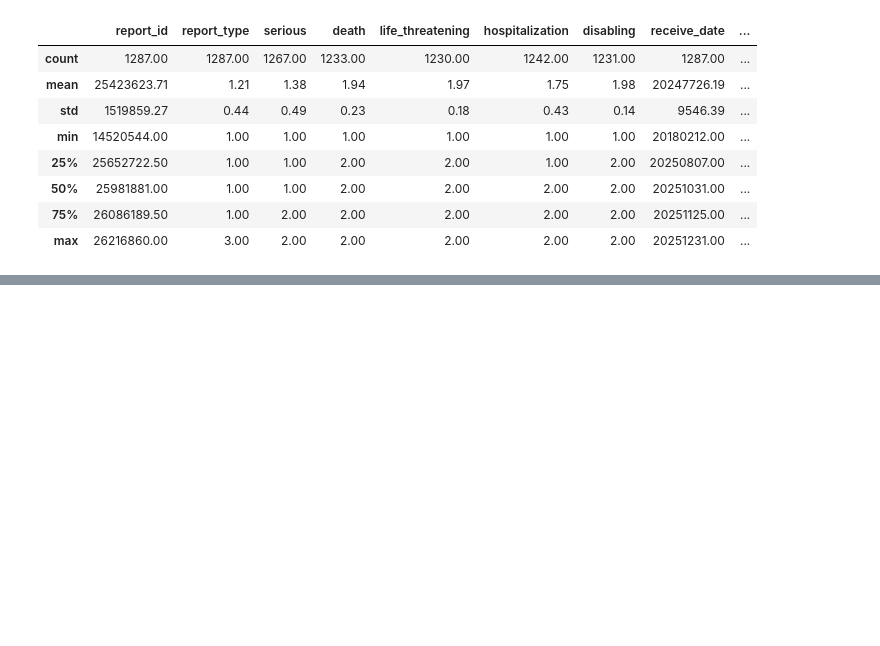
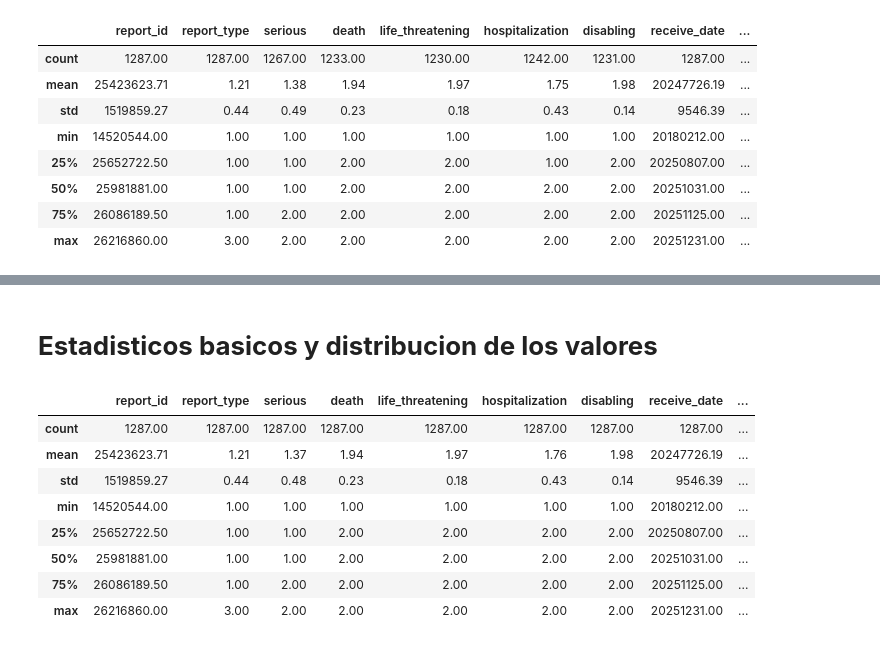
Before and after one commit to Ruhtenio/Mineria_Datos002D, a Jupyter notebook: Eventos_adversos_FDA.ipynb, the cells around one changed output, grey strips where cells are left out. Cells and saved outputs as stored; diff of their text form; code cells hidden in the pictures; blank space fills up the shorter version.

```diff
--- a/Eventos adversos FDA.ipynb
+++ b/Eventos_adversos_FDA.ipynb
@@ -197,0 +277,14 @@ Debido a que la mayoria de nulos se centralizan en las variables numericas estos
+# %% [markdown]
+# **Estadisticos basicos y distribucion de los valores**
+# %%
+df2.describe().round(2)
+# %% [output]
+|  | report_id | report_type | serious | death | life_threatening | hospitalization | disabling | receive_date | ... |
+| count | 1287.00 | 1287.00 | 1287.00 | 1287.00 | 1287.00 | 1287.00 | 1287.00 | 1287.00 | ... |
+| mean | 25423623.71 | 1.21 | 1.37 | 1.94 | 1.97 | 1.76 | 1.98 | 20247726.19 | ... |
+| std | 1519859.27 | 0.44 | 0.48 | 0.23 | 0.18 | 0.43 | 0.14 | 9546.39 | ... |
+| min | 14520544.00 | 1.00 | 1.00 | 1.00 | 1.00 | 1.00 | 1.00 | 20180212.00 | ... |
+| 25% | 25652722.50 | 1.00 | 1.00 | 2.00 | 2.00 | 2.00 | 2.00 | 20250807.00 | ... |
+| 50% | 25981881.00 | 1.00 | 1.00 | 2.00 | 2.00 | 2.00 | 2.00 | 20251031.00 | ... |
+| 75% | 26086189.50 | 1.00 | 2.00 | 2.00 | 2.00 | 2.00 | 2.00 | 20251125.00 | ... |
+| max | 26216860.00 | 3.00 | 2.00 | 2.00 | 2.00 | 2.00 | 2.00 | 20251231.00 | ... |
```
Also changed, not shown: parts of 17 cells of this notebook.
